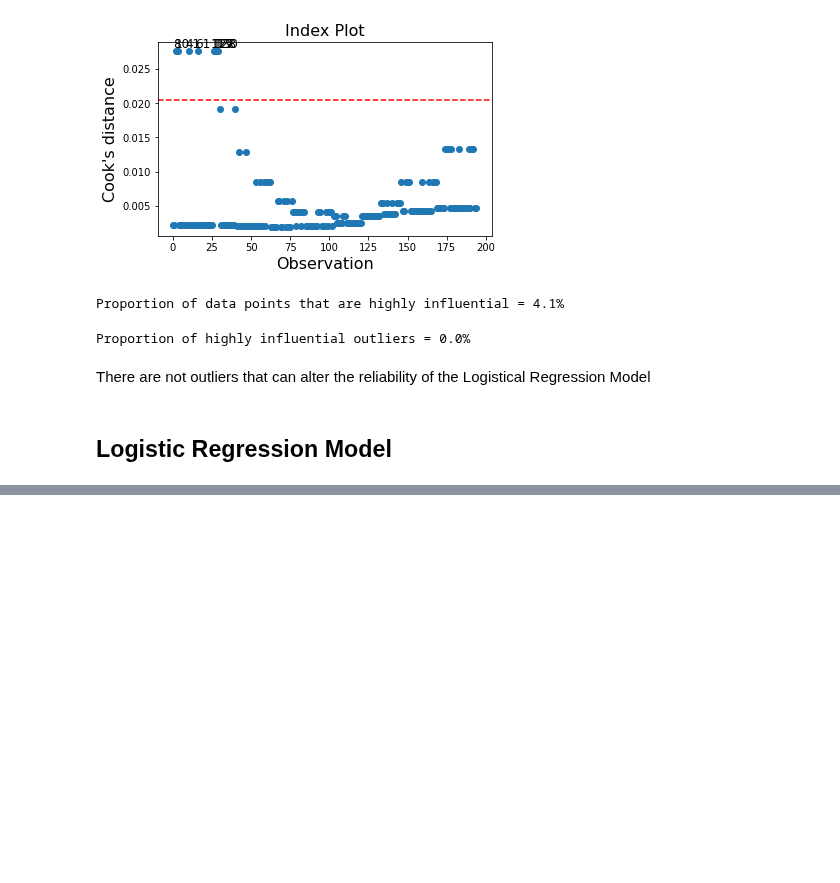
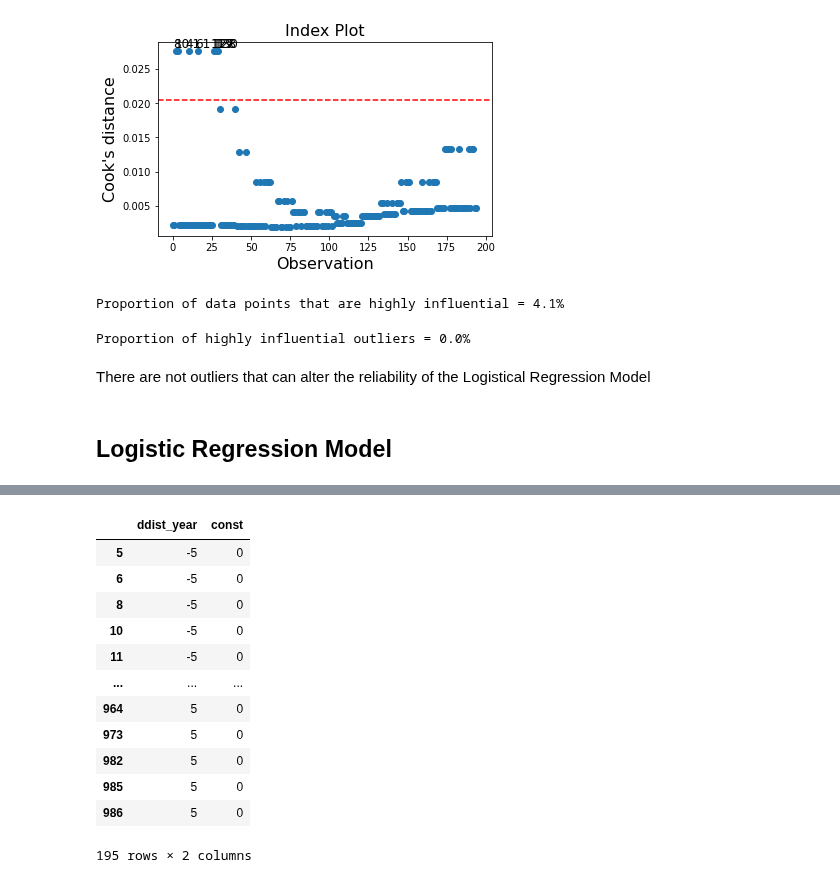
Before and after one commit to bang-a-coder/thesis-analysis, a Jupyter notebook: H1/h1c-model.ipynb, the cells around one changed output, grey strips where cells are left out. Saved outputs shown, nothing was run; the diff lists cells and outputs as text; code cells hidden in the pictures; blank space fills up the shorter version.

```diff
--- a/H1/h1c-model.ipynb
+++ b/H1/h1c-model.ipynb
@@ -249,3 +249,23 @@ Covariance Type:            nonrobust
 ddist_year     0.1791      0.046      3.879      0.000       0.089       0.270
 const         -0.3661      0.153     -2.390      0.017      -0.666      -0.066
 ==============================================================================
+# %%
+X_constant2 = X_constant.copy()
+
+X_constant2.const = 0
+# %%
+X_constant2
+# %% [output]
+|  | ddist_year | const |
+| 5 | -5 | 0 |
+| 6 | -5 | 0 |
+| 8 | -5 | 0 |
+| 10 | -5 | 0 |
+| 11 | -5 | 0 |
+| ... | ... | ... |
+| 964 | 5 | 0 |
+| 973 | 5 | 0 |
+| 982 | 5 | 0 |
+| 985 | 5 | 0 |
+| 986 | 5 | 0 |
+195 rows × 2 columns
```
Also changed, not shown: parts of 5 cells of this notebook, 3 other files.
